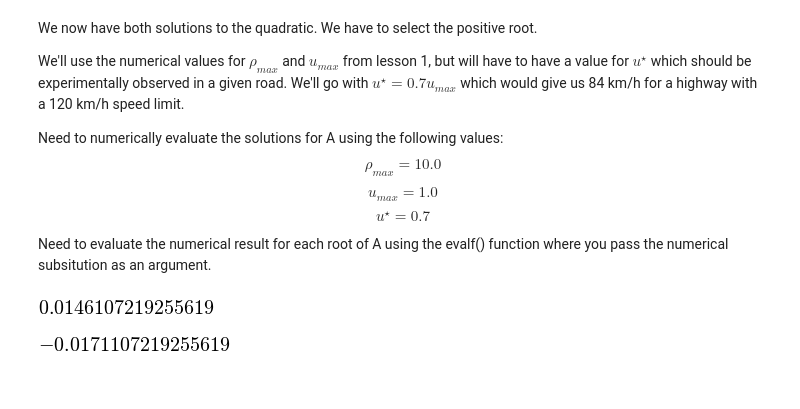
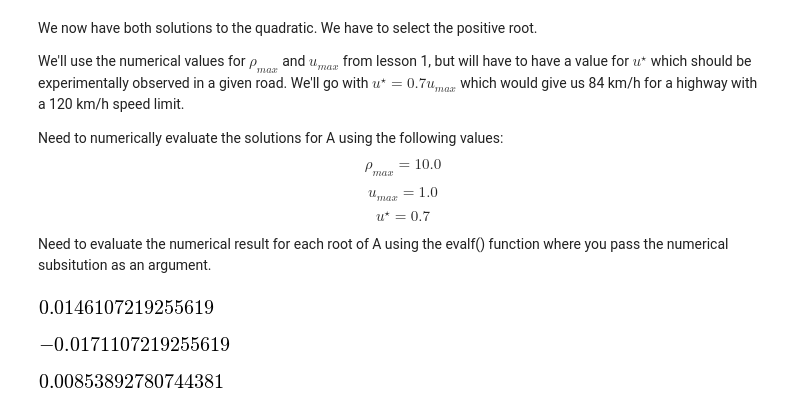
Before and after one commit to mjorisch/numerical-mooc, a Jupyter notebook: michaelj/module3_lesson3.ipynb, the cells around one changed output. Cells and saved outputs as stored; diff of their text form; code cells hidden in the pictures; blank space fills up the shorter version.

```diff
--- a/michaelj/module3_lesson3.ipynb
+++ b/michaelj/module3_lesson3.ipynb
@@ -124,3 +124,8 @@ aval
 A_sol[1].evalf(subs={u_star: 0.7, u_max:1.0, rho_max:10.0})
 # %% [output]
 [figure]
+# %%
+bval = B_sol.evalf(subs={rho_max:10.0, A:aval})
+bval
+# %% [output]
+[figure, added]
```
